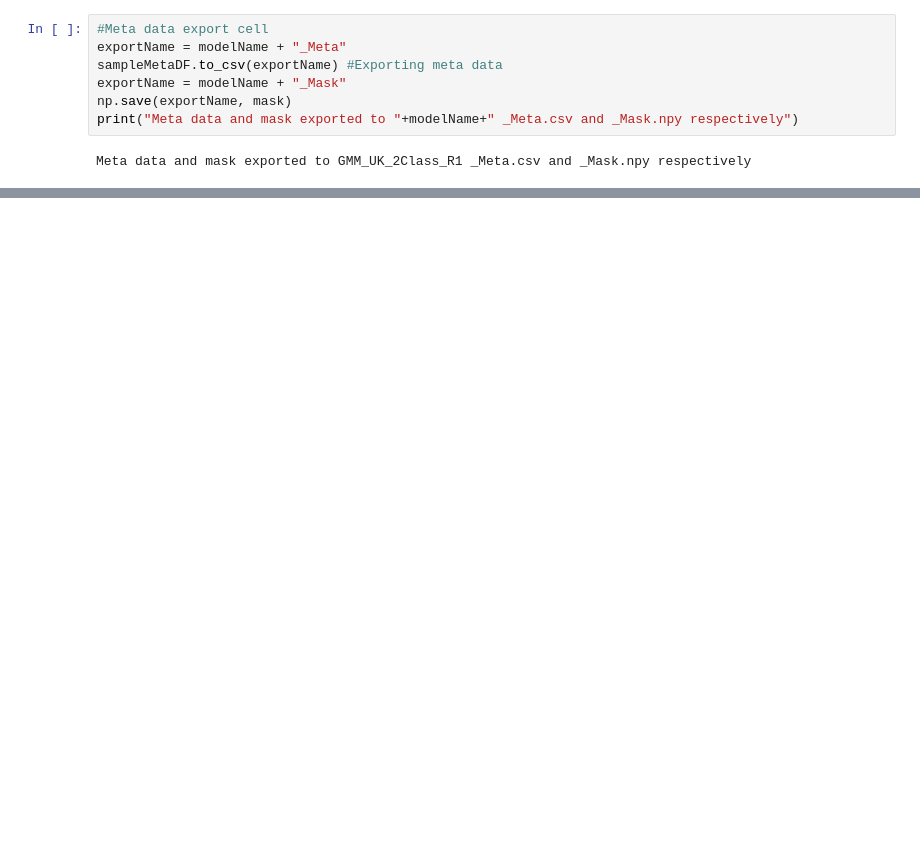
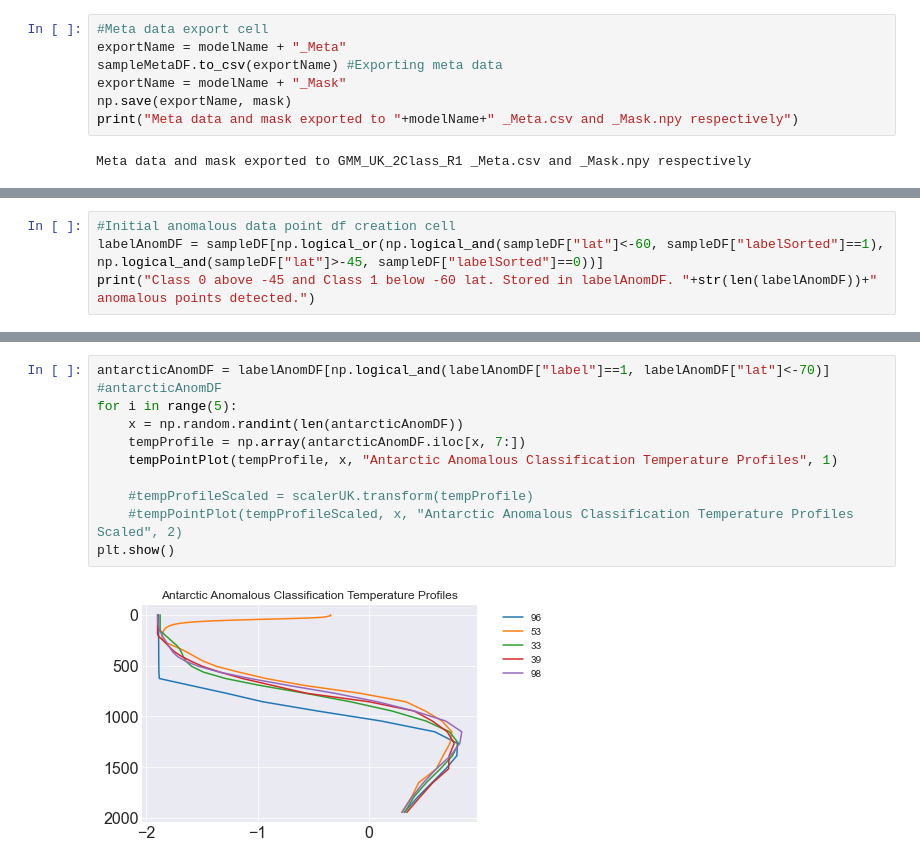
Before and after one commit to el1247/BAS_AI4ER_SAM, a Jupyter notebook: notebooks/exploratory/3.0_el_GMMTemperatureProfileClassification2.ipynb, the cells around one changed output, grey strips where cells are left out. Cells and saved outputs as stored; diff of their text form; blank space fills up the shorter version.

Commit message:
Model Analysis
Analysing R1 data and mean lat

```diff
--- a/notebooks/exploratory/3.0_el_GMMTemperatureProfileClassification2.ipynb
+++ b/notebooks/exploratory/3.0_el_GMMTemperatureProfileClassification2.ipynb
@@ -902,0 +907,4 @@ Scaler Calculated and Saved in GMM_UK_2Class_R1_Scaler.
+# %%
+#Initial anomalous data point df creation cell
+labelAnomDF = sampleDF[np.logical_or(np.logical_and(sampleDF["lat"]<-60, sampleDF["labelSorted"]==1), np.logical_and(sampleDF["lat"]>-45, sampleDF["labelSorted"]==0))]
+print("Class 0 above -45 and Class 1 below -60 lat. Stored in labelAnomDF. "+str(len(labelAnomDF))+" anomalous points detected.")
@@ -902,0 +919,13 @@ Scaler Calculated and Saved in GMM_UK_2Class_R1_Scaler.
+# %%
+antarcticAnomDF = labelAnomDF[np.logical_and(labelAnomDF["label"]==1, labelAnomDF["lat"]<-70)]
+#antarcticAnomDF
+for i in range(5):
+    x = np.random.randint(len(antarcticAnomDF))
+    tempProfile = np.array(antarcticAnomDF.iloc[x, 7:])
+    tempPointPlot(tempProfile, x, "Antarctic Anomalous Classification Temperature Profiles", 1)
+
+    #tempProfileScaled = scalerUK.transform(tempProfile)
+    #tempPointPlot(tempProfileScaled, x, "Antarctic Anomalous Classification Temperature Profiles Scaled", 2)
+plt.show()
+# %% [output]
+[figure, added]
```
Also changed, not shown: parts of 33 cells of this notebook.
